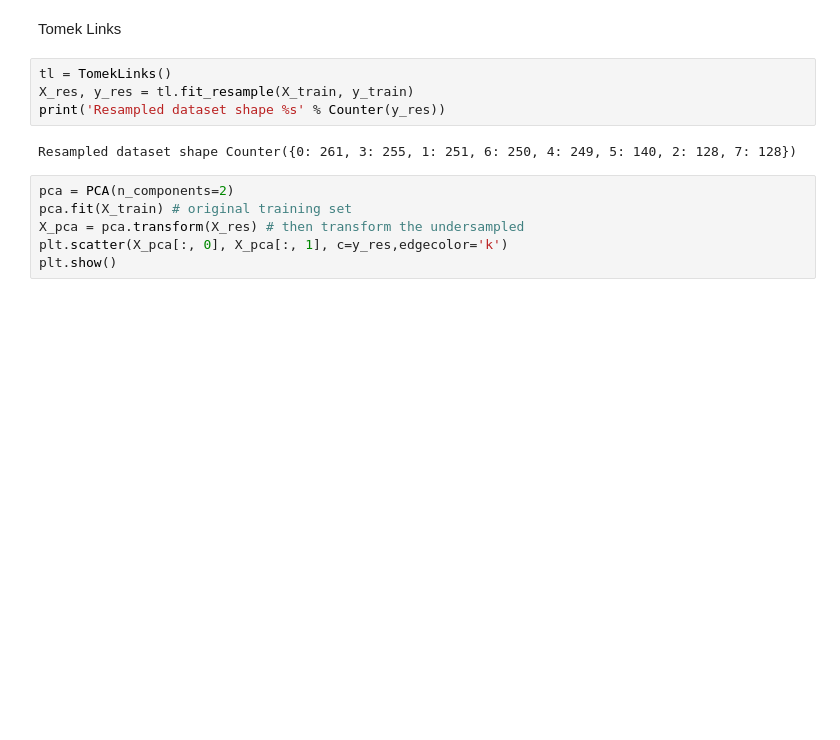
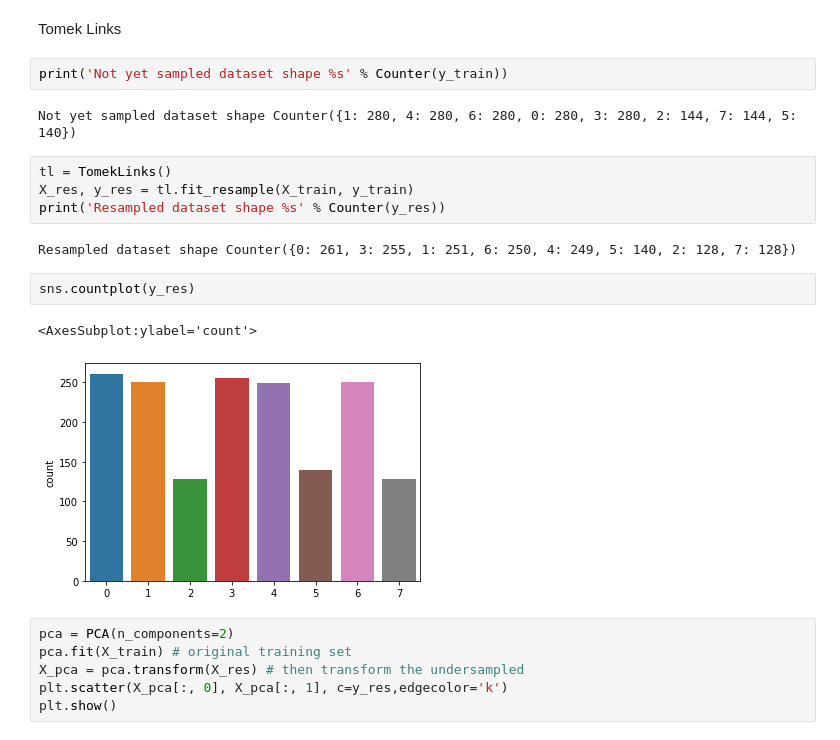
Before and after one commit to Diabelny/Data-Mining-2, a Jupyter notebook: Task1_Emotion/Classification_emotion.ipynb, the cells around one changed output. Drawn from its saved outputs; the diff is of its cells as text; blank space fills up the shorter version.

```diff
--- a/Task1_Emotion/Classification_emotion.ipynb
+++ b/Task1_Emotion/Classification_emotion.ipynb
@@ -304,12 +304,21 @@ print(classification_report(y_test,y_pred))
 weighted avg       0.42      0.33      0.33       624
 # %% [markdown]
 Tomek Links
+# %%
+print('Not yet sampled dataset shape %s' % Counter(y_train))
+# %% [output]
+Not yet sampled dataset shape Counter({1: 280, 4: 280, 6: 280, 0: 280, 3: 280, 2: 144, 7: 144, 5: 140})
 # %%
 tl = TomekLinks()
 X_res, y_res = tl.fit_resample(X_train, y_train)
 print('Resampled dataset shape %s' % Counter(y_res))
 # %% [output]
 Resampled dataset shape Counter({0: 261, 3: 255, 1: 251, 6: 250, 4: 249, 5: 140, 2: 128, 7: 128})
+# %%
+sns.countplot(y_res)
+# %% [output]
+<AxesSubplot:ylabel='count'>
+[figure, added]
 # %%
 pca = PCA(n_components=2)
 pca.fit(X_train) # original training set
```
Also changed, not shown: parts of 2 cells of this notebook, 5 other files.
